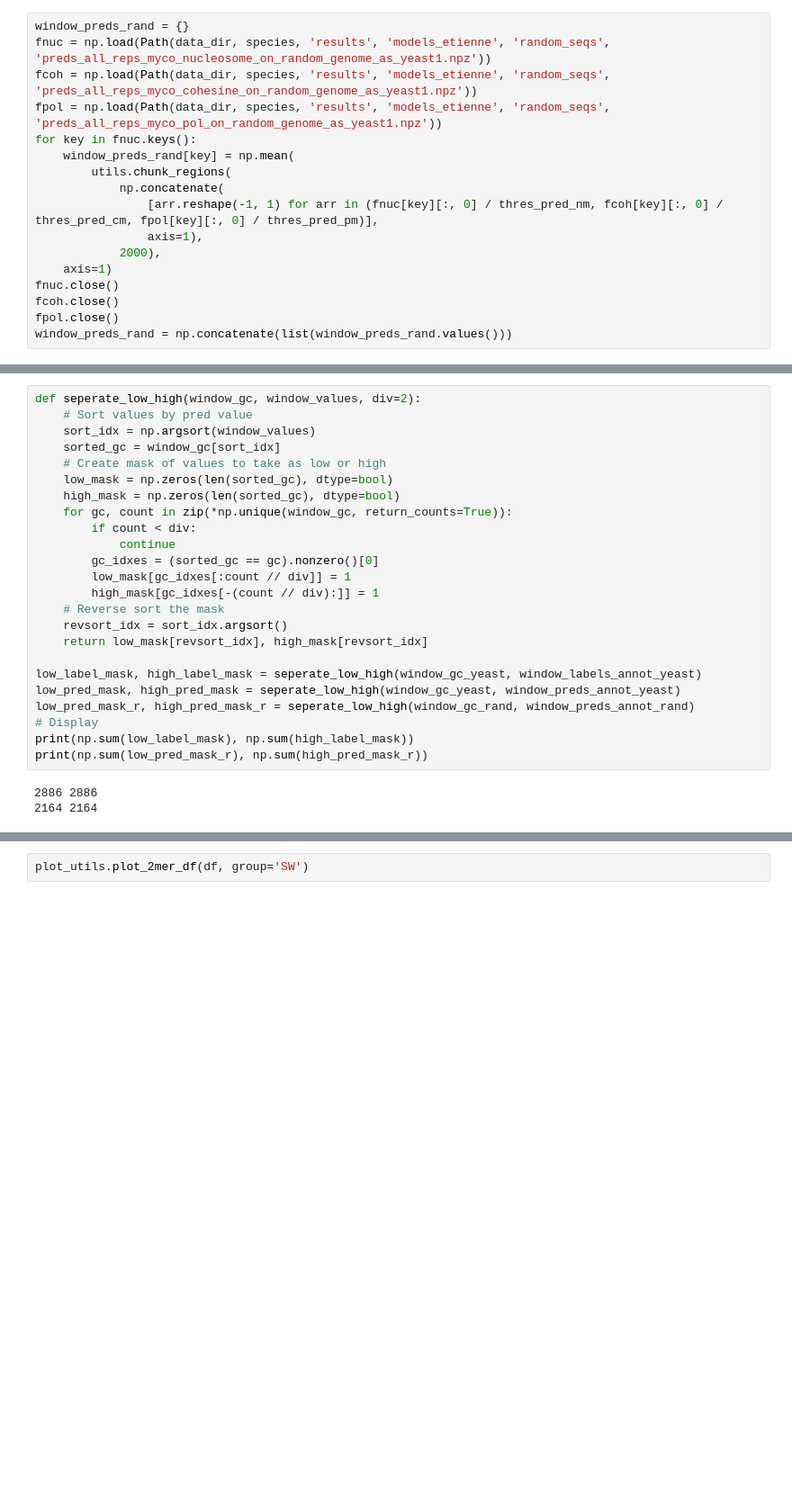
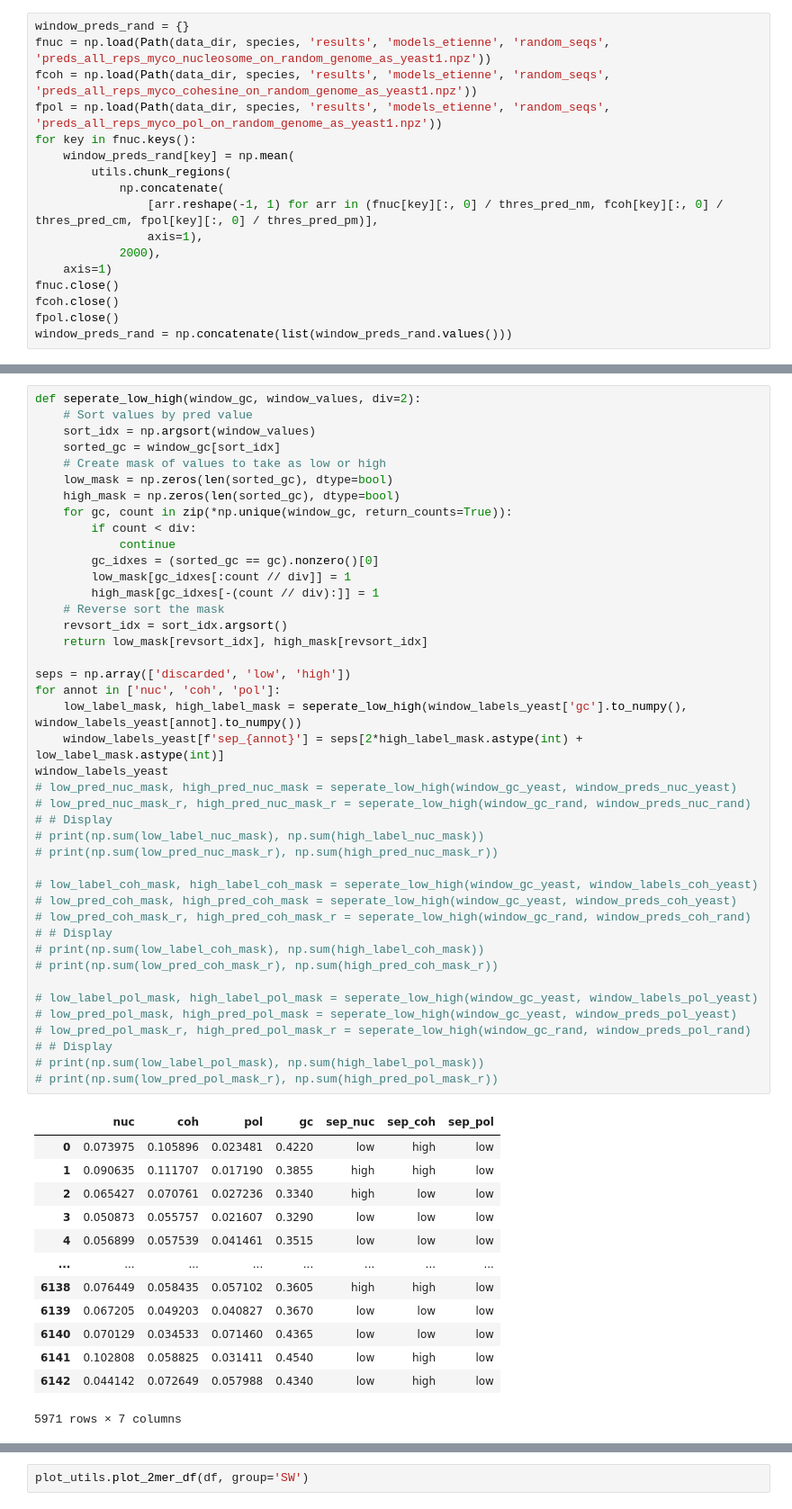
Before and after one commit to Alexwestbrook/mnhn-internship_DeepCNN_ChIP-seq, a Jupyter notebook: Generating_sequences.ipynb, the cells around one changed output, grey strips where cells are left out. Shown at 90% size. Drawn from its saved outputs; the diff is of its cells as text; blank space fills up the shorter version.

```diff
--- a/Generating_sequences.ipynb
+++ b/Generating_sequences.ipynb
@@ -1392,27 +1411,56 @@ print(window_one_hot_yeast.shape, window_one_hot_rand.shape)
 # %%
 def seperate_low_high(window_gc, window_values, div=2):
     # Sort values by pred value
     sort_idx = np.argsort(window_values)
     sorted_gc = window_gc[sort_idx]
     # Create mask of values to take as low or high
     low_mask = np.zeros(len(sorted_gc), dtype=bool)
     high_mask = np.zeros(len(sorted_gc), dtype=bool)
     for gc, count in zip(*np.unique(window_gc, return_counts=True)):
         if count < div:
             continue
         gc_idxes = (sorted_gc == gc).nonzero()[0]
         low_mask[gc_idxes[:count // div]] = 1
         high_mask[gc_idxes[-(count // div):]] = 1
     # Reverse sort the mask
     revsort_idx = sort_idx.argsort()
     return low_mask[revsort_idx], high_mask[revsort_idx]
 
-low_label_mask, high_label_mask = seperate_low_high(window_gc_yeast, window_labels_annot_yeast)
-low_pred_mask, high_pred_mask = seperate_low_high(window_gc_yeast, window_preds_annot_yeast)
-low_pred_mask_r, high_pred_mask_r = seperate_low_high(window_gc_rand, window_preds_annot_rand)
-# Display
-print(np.sum(low_label_mask), np.sum(high_label_mask))
-print(np.sum(low_pred_mask_r), np.sum(high_pred_mask_r))
+seps = np.array(['discarded', 'low', 'high'])
+for annot in ['nuc', 'coh', 'pol']:
+    low_label_mask, high_label_mask = seperate_low_high(window_labels_yeast['gc'].to_numpy(), window_labels_yeast[annot].to_numpy())
+    window_labels_yeast[f'sep_{annot}'] = seps[2*high_label_mask.astype(int) + low_label_mask.astype(int)]
+window_labels_yeast
+# low_pred_nuc_mask, high_pred_nuc_mask = seperate_low_high(window_gc_yeast, window_preds_nuc_yeast)
+# low_pred_nuc_mask_r, high_pred_nuc_mask_r = seperate_low_high(window_gc_rand, window_preds_nuc_rand)
+# # Display
+# print(np.sum(low_label_nuc_mask), np.sum(high_label_nuc_mask))
+# print(np.sum(low_pred_nuc_mask_r), np.sum(high_pred_nuc_mask_r))
+
+# low_label_coh_mask, high_label_coh_mask = seperate_low_high(window_gc_yeast, window_labels_coh_yeast)
+# low_pred_coh_mask, high_pred_coh_mask = seperate_low_high(window_gc_yeast, window_preds_coh_yeast)
+# low_pred_coh_mask_r, high_pred_coh_mask_r = seperate_low_high(window_gc_rand, window_preds_coh_rand)
+# # Display
+# print(np.sum(low_label_coh_mask), np.sum(high_label_coh_mask))
+# print(np.sum(low_pred_coh_mask_r), np.sum(high_pred_coh_mask_r))
+
+# low_label_pol_mask, high_label_pol_mask = seperate_low_high(window_gc_yeast, window_labels_pol_yeast)
+# low_pred_pol_mask, high_pred_pol_mask = seperate_low_high(window_gc_yeast, window_preds_pol_yeast)
+# low_pred_pol_mask_r, high_pred_pol_mask_r = seperate_low_high(window_gc_rand, window_preds_pol_rand)
+# # Display
+# print(np.sum(low_label_pol_mask), np.sum(high_label_pol_mask))
+# print(np.sum(low_pred_pol_mask_r), np.sum(high_pred_pol_mask_r))
 # %% [output]
+|  | nuc | coh | pol | gc | sep_nuc | sep_coh | sep_pol |
+| 0 | 0.073975 | 0.105896 | 0.023481 | 0.4220 | low | high | low |
+| 1 | 0.090635 | 0.111707 | 0.017190 | 0.3855 | high | high | low |
+| 2 | 0.065427 | 0.070761 | 0.027236 | 0.3340 | high | low | low |
+| 3 | 0.050873 | 0.055757 | 0.021607 | 0.3290 | low | low | low |
+| 4 | 0.056899 | 0.057539 | 0.041461 | 0.3515 | low | low | low |
+| ... | ... | ... | ... | ... | ... | ... | ... |
+| 6138 | 0.076449 | 0.058435 | 0.057102 | 0.3605 | high | high | low |
+| 6139 | 0.067205 | 0.049203 | 0.040827 | 0.3670 | low | low | low |
+| 6140 | 0.070129 | 0.034533 | 0.071460 | 0.4365 | low | low | low |
+| 6141 | 0.102808 | 0.058825 | 0.031411 | 0.4540 | low | high | low |
+| 6142 | 0.044142 | 0.072649 | 0.057988 | 0.4340 | low | high | low |
-2886 2886
-2164 2164
+5971 rows × 7 columns
```
Also changed, not shown: parts of 3 cells of this notebook.
